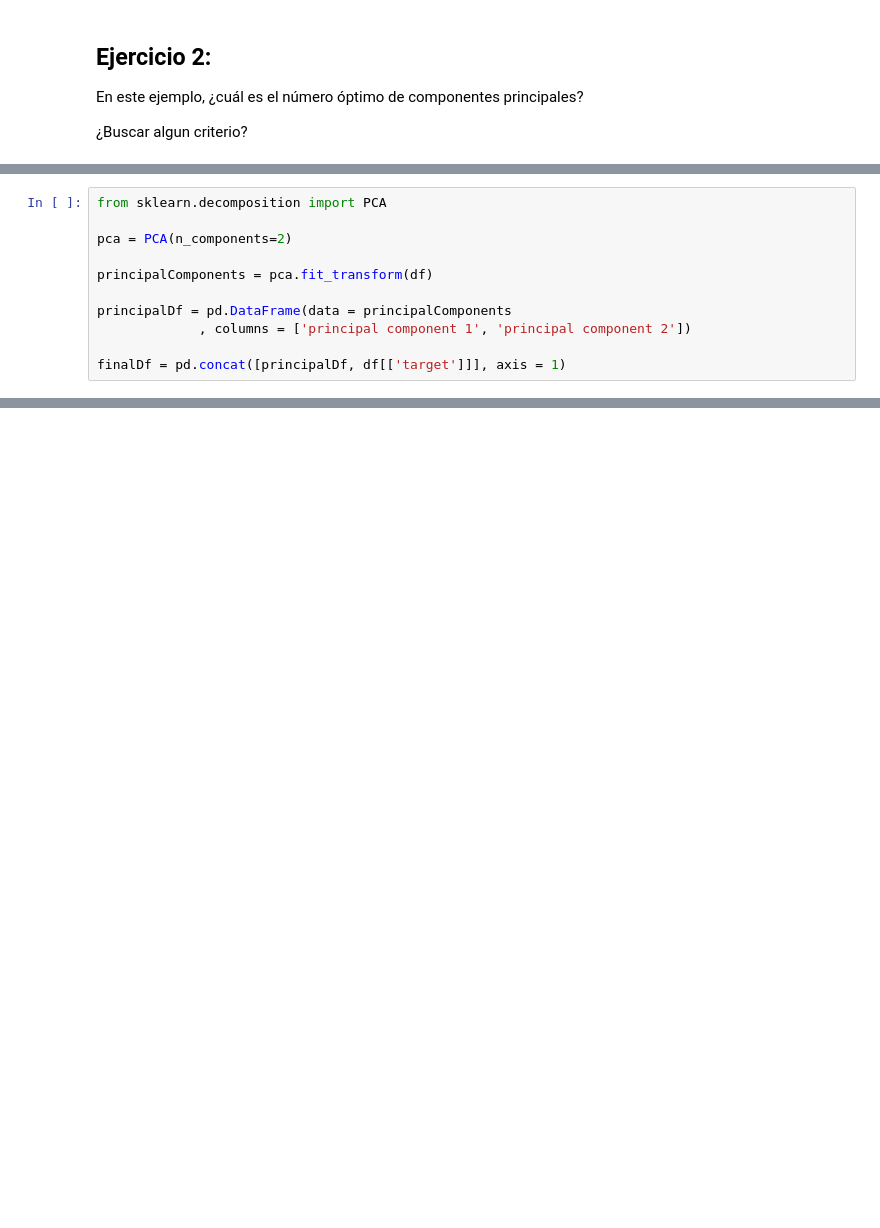
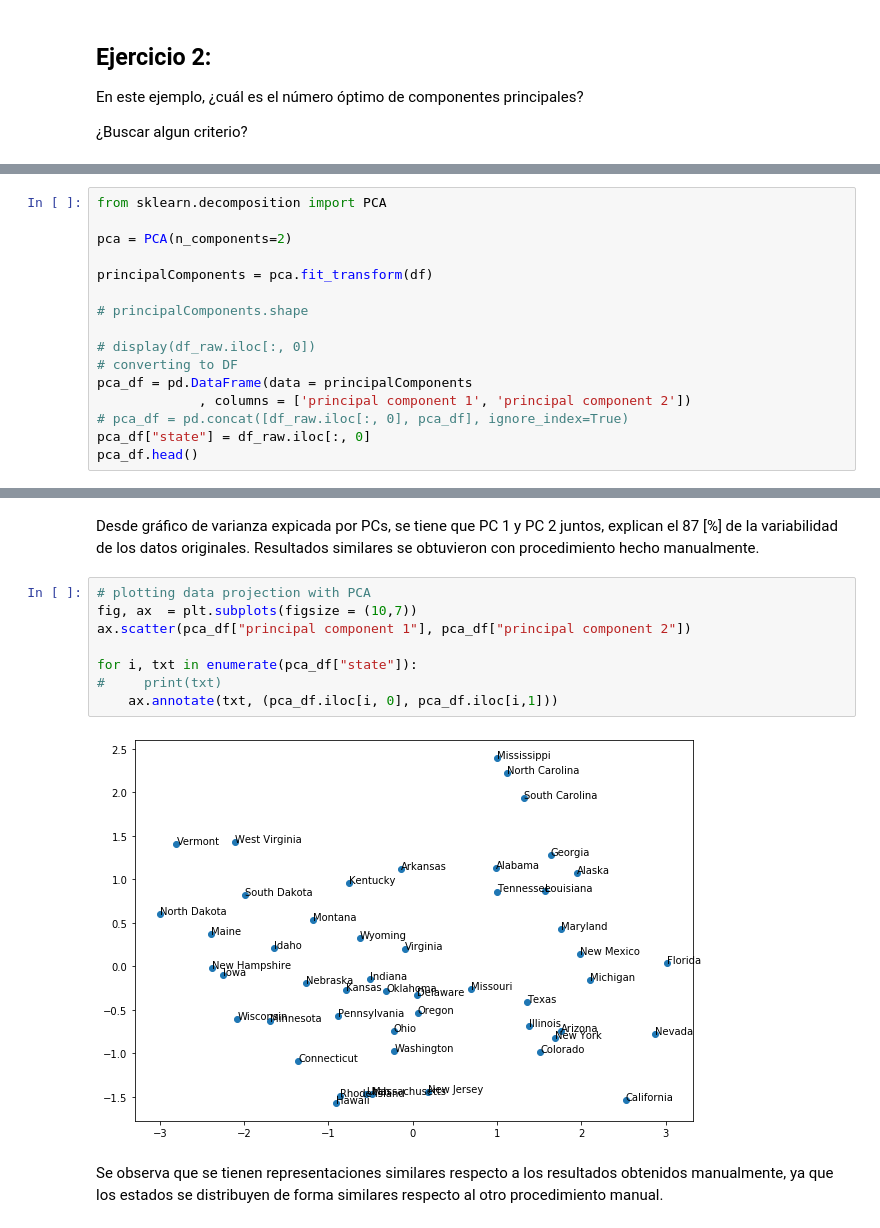
Before and after one commit to leoBravoRain/statistics, a Jupyter notebook: PCA/PCA.ipynb, the cells around one changed output, grey strips where cells are left out. Saved outputs shown, nothing was run; the diff lists cells and outputs as text; blank space fills up the shorter version.

```diff
--- a/PCA/PCA.ipynb
+++ b/PCA/PCA.ipynb
@@ -123,8 +136,13 @@ pca = PCA(n_components=2)
 
 principalComponents = pca.fit_transform(df)
 
-principalDf = pd.DataFrame(data = principalComponents
+# principalComponents.shape
+
+# display(df_raw.iloc[:, 0])
+# converting to DF
+pca_df = pd.DataFrame(data = principalComponents
              , columns = ['principal component 1', 'principal component 2'])
-
-finalDf = pd.concat([principalDf, df[['target']]], axis = 1)
+# pca_df = pd.concat([df_raw.iloc[:, 0], pca_df], ignore_index=True)
+pca_df["state"] = df_raw.iloc[:, 0]
+pca_df.head()
 # %% [output]
@@ -150,0 +168,14 @@ NameError: name 'finalDf' is not defined
+# %% [markdown]
+Desde gráfico de varianza expicada por PCs, se tiene que PC 1 y PC 2 juntos, explican el 87 [%] de la variabilidad de los datos originales. Resultados similares se obtuvieron con procedimiento hecho manualmente.
+# %%
+# plotting data projection with PCA
+fig, ax  = plt.subplots(figsize = (10,7))
+ax.scatter(pca_df["principal component 1"], pca_df["principal component 2"])
+
+for i, txt in enumerate(pca_df["state"]):
+#     print(txt)
+    ax.annotate(txt, (pca_df.iloc[i, 0], pca_df.iloc[i,1]))
+# %% [output]
+[figure, added]
+# %% [markdown]
+Se observa que se tienen representaciones similares respecto a los resultados obtenidos manualmente, ya que los estados se distribuyen de forma similares respecto al otro procedimiento manual.
```
Also changed, not shown: parts of 17 cells of this notebook.
